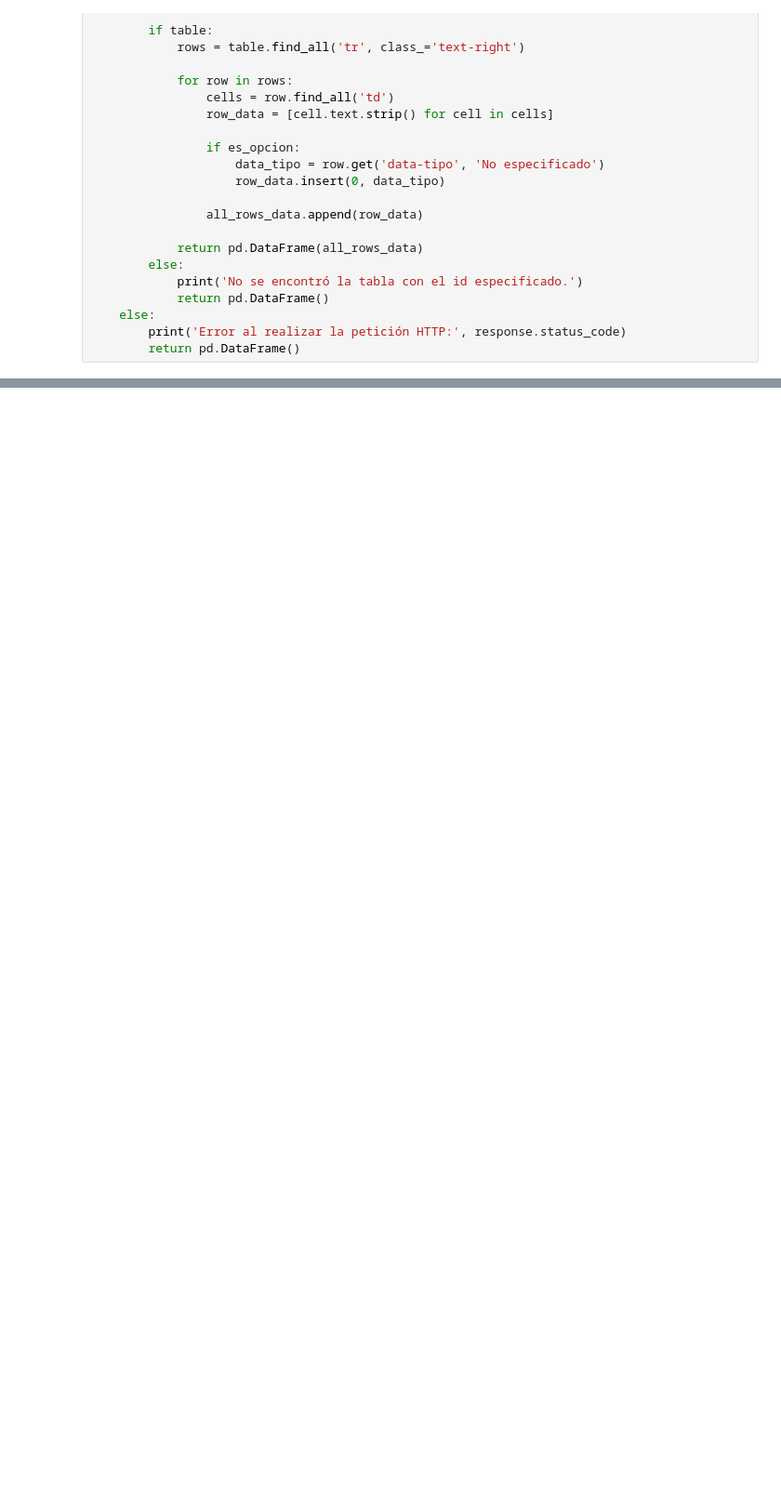
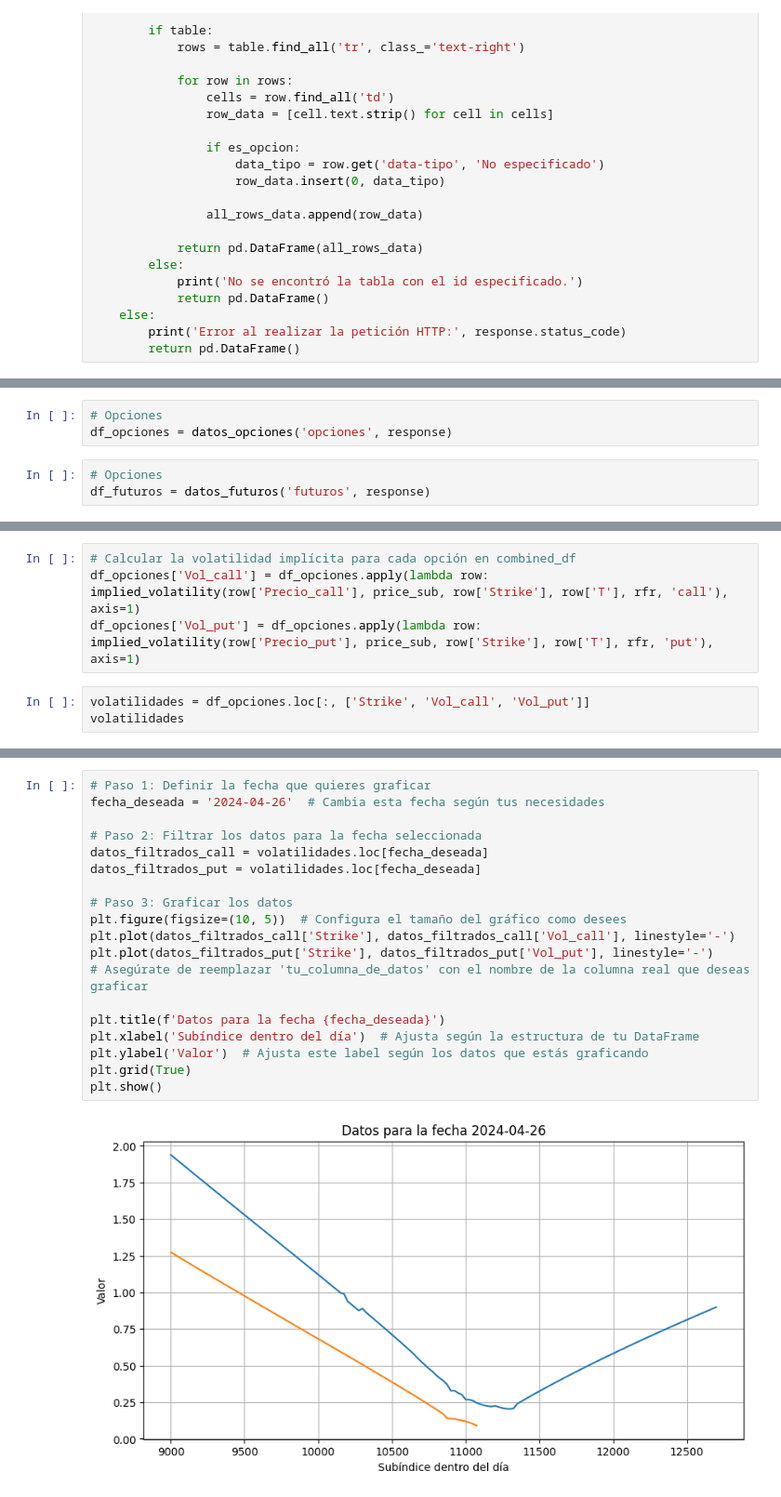
Before and after one commit to aperezcoscu/Practica-3, a Jupyter notebook: Practica.ipynb, the cells around one changed output, grey strips where cells are left out. Shown at 93% size. Drawn from its saved outputs; the diff is of its cells as text; blank space fills up the shorter version.

Commit message:
Volatilidad

```diff
--- a/Practica.ipynb
+++ b/Practica.ipynb
@@ -392,0 +181,6 @@ plt.plot(filtered_data['Strike'], filtered_data['Volatilidad Implícita'])
+# %%
+# Opciones
+df_opciones = datos_opciones('opciones', response)
+# %%
+# Opciones
+df_futuros = datos_futuros('futuros', response)
@@ -392,0 +232,7 @@ plt.plot(filtered_data['Strike'], filtered_data['Volatilidad Implícita'])
+# %%
+# Calcular la volatilidad implícita para cada opción en combined_df
+df_opciones['Vol_call'] = df_opciones.apply(lambda row: implied_volatility(row['Precio_call'], price_sub, row['Strike'], row['T'], rfr, 'call'), axis=1)
+df_opciones['Vol_put'] = df_opciones.apply(lambda row: implied_volatility(row['Precio_put'], price_sub, row['Strike'], row['T'], rfr, 'put'), axis=1)
+# %%
+volatilidades = df_opciones.loc[:, ['Strike', 'Vol_call', 'Vol_put']]
+volatilidades
@@ -392,0 +254,21 @@ plt.plot(filtered_data['Strike'], filtered_data['Volatilidad Implícita'])
+# %%
+# Paso 1: Definir la fecha que quieres graficar
+fecha_deseada = '2024-04-26'  # Cambia esta fecha según tus necesidades
+
+# Paso 2: Filtrar los datos para la fecha seleccionada
+datos_filtrados_call = volatilidades.loc[fecha_deseada]
+datos_filtrados_put = volatilidades.loc[fecha_deseada]
+
+# Paso 3: Graficar los datos
+plt.figure(figsize=(10, 5))  # Configura el tamaño del gráfico como desees
+plt.plot(datos_filtrados_call['Strike'], datos_filtrados_call['Vol_call'], linestyle='-')
+plt.plot(datos_filtrados_put['Strike'], datos_filtrados_put['Vol_put'], linestyle='-')
+# Asegúrate de reemplazar 'tu_columna_de_datos' con el nombre de la columna real que deseas graficar
+
+plt.title(f'Datos para la fecha {fecha_deseada}')
+plt.xlabel('Subíndice dentro del día')  # Ajusta según la estructura de tu DataFrame
+plt.ylabel('Valor')  # Ajusta este label según los datos que estás graficando
+plt.grid(True)
+plt.show()
+# %% [output]
+[figure, added]
```
Also changed, not shown: parts of 38 cells of this notebook.
